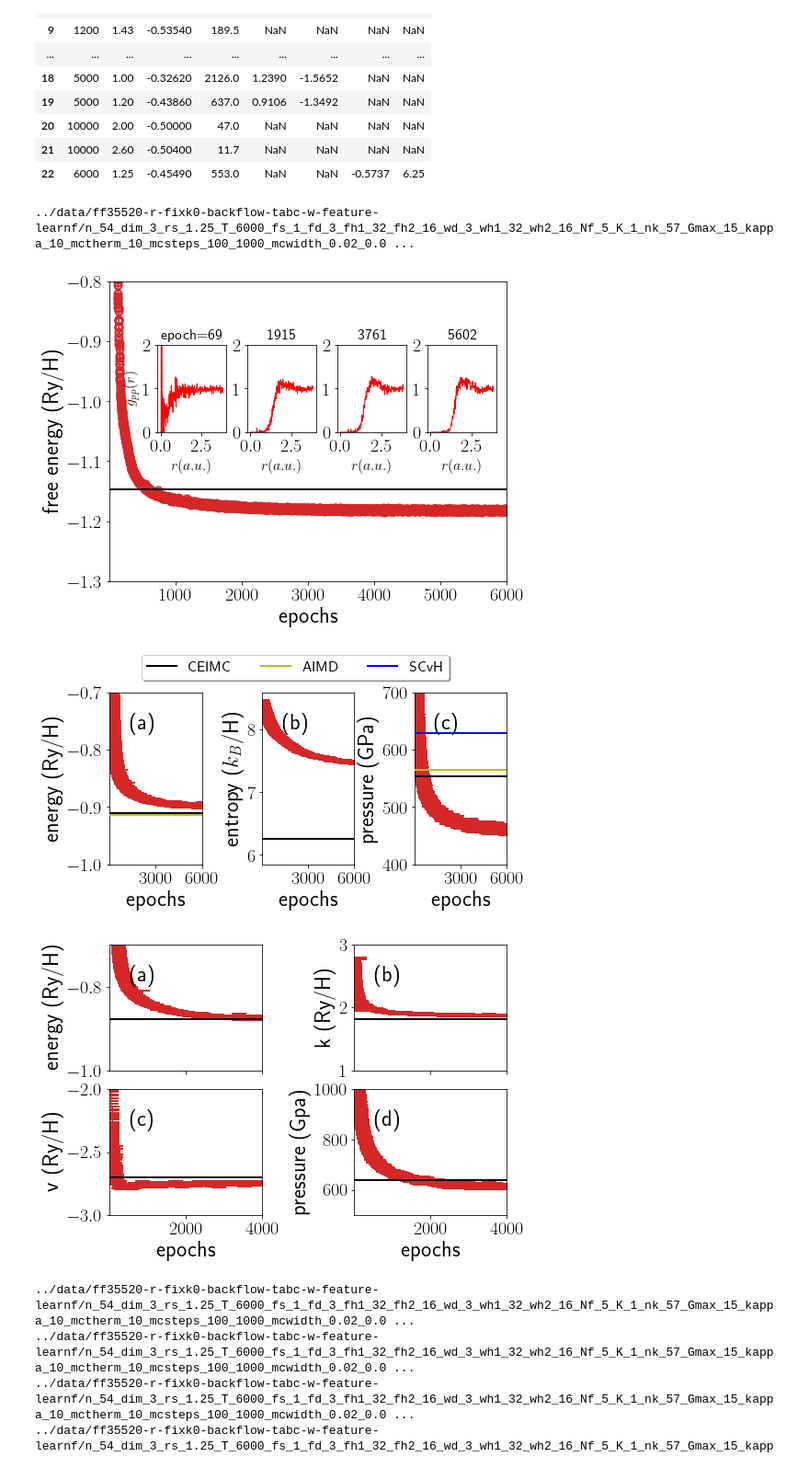
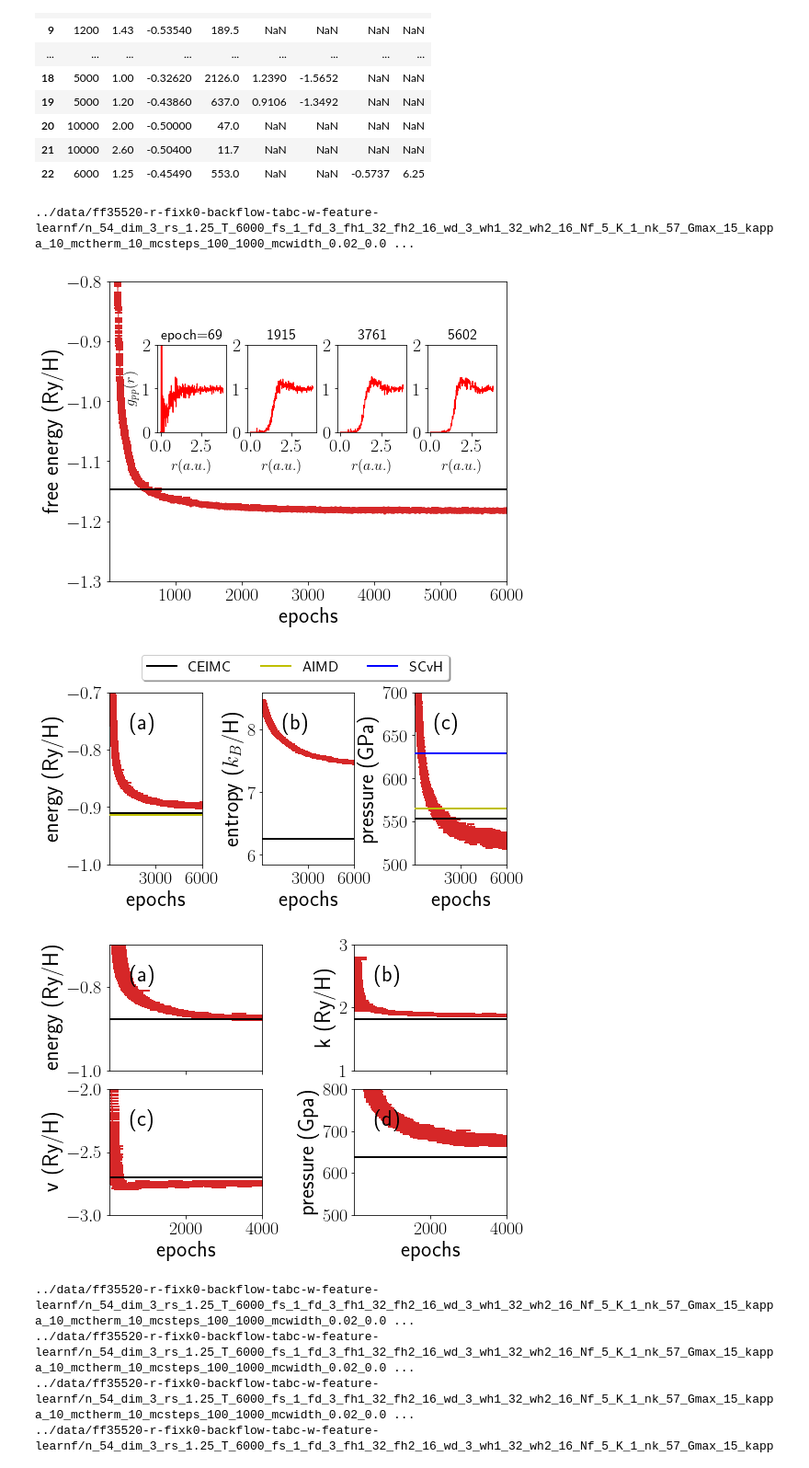
Before and after one commit to fermiflow/hydrogen, a Jupyter notebook: analysis/figs.ipynb, the cells around one changed output. Shown: that part at 92% size. Saved outputs shown, nothing was run; the diff lists cells and outputs as text; code cells hidden in the pictures.

```diff
--- a/analysis/figs.ipynb
+++ b/analysis/figs.ipynb
@@ -104,7 +104,10 @@ if True:
 
     ax.errorbar(df['epoch'].values, y, yerr=yerr,
                  marker=marker, color=color,markerfacecolor='none',
-                 markeredgewidth=2, ms=8,  label=label)
+                 markeredgewidth=2, ms=2, capsize=4, label=label)
+    #plt.fill_between(df['epoch'].values, y-yerr, y+yerr , edgecolor='r',
+    #                 facecolor='r',linewidth=2)
+
     #plt.xscale('log')
     plt.xlim([1, 6000])
     plt.ylim([-1.3, -0.8])
@@ -166,7 +169,7 @@ plt.subplots_adjust(left=0.15)
 plt.savefig('epoch.pdf')
 # %% [output]
 ../data/ff35520-r-fixk0-backflow-tabc-w-feature-learnf/n_54_dim_3_rs_1.25_T_6000_fs_1_fd_3_fh1_32_fh2_16_wd_3_wh1_32_wh2_16_Nf_5_K_1_nk_57_Gmax_15_kappa_10_mctherm_10_mcsteps_100_1000_mcwidth_0.02_0.0 ...
-[figure, old version]
+[figure, new version]
 # %%
 fig, (ax1, ax2, ax3) = plt.subplots(1, 3, sharex=True, figsize=(8, 4))
 
@@ -204,7 +207,7 @@ y = df['e'].values + df['vpp'].values +  Kp
 yerr = np.sqrt(df['e_err'].values**2 + df['vpp_err'].values**2)
 
 ax.errorbar(df['epoch'].values, y, yerr=yerr, color=color,
-            markerfacecolor='none', markeredgewidth=2, ms=2, capsize=8)
+            markerfacecolor='none', markeredgewidth=2, ms=2, capsize=4)
 ax.set_ylabel('energy (Ry/H)')
 
 ref_value = ref_df.query('(T==%g) & (rs==%g)'%(T, rs))['etot'].values[0]
@@ -233,7 +236,7 @@ y = df['s'].values
 yerr = df['s_err'].values
 
 ax.errorbar(df['epoch'].values, y, yerr=yerr, color=color,
-            markerfacecolor='none', markeredgewidth=2, ms=2, capsize=8)
+            markerfacecolor='none', markeredgewidth=2, ms=2, capsize=4)
 ax.set_ylabel('entropy ($k_B$/H)')
 
 ref_value = ref_df.query('(T==%g) & (rs==%g)'%(T, rs))['s'].values[0]
@@ -252,11 +255,11 @@ ax.add_artist(at)
 #(c)
 ax = ax3
 L = (4/3*jnp.pi*n)**(1/3)
-y = df['p'].values + (2*Kp)/(3*(L*rs)**3)*14710.513242194795
+y = df['p'].values + (2*Kp)/(3*(L*rs)**3)*14710.513242194795*n
 yerr = df[obs+'_err'].values
 
 ax.errorbar(df['epoch'].values, y, yerr=yerr, color=color,
-            markerfacecolor='none', markeredgewidth=2, ms=2, capsize=8)
+            markerfacecolor='none', markeredgewidth=2, ms=2, capsize=4)
 ax.set_ylabel('pressure (GPa)')
 
 ref_value = ref_df.query('(T==%g) & (rs==%g)'%(T, rs))['p'].values[0]
@@ -280,7 +283,7 @@ fig.legend( [l1, l2, l3], labels, loc = 'upper center',
 #ax.set_xticks([100, 1000, 10000])
 #ax.get_xaxis().set_major_formatter(matplotlib.ticker.ScalarFormatter())
 ax.set_xlabel('epochs')
-ax.set_ylim([400, 700])
+ax.set_ylim([500, 700])
 
 at = AnchoredText("(c)",prop=dict(size=24), frameon=False,loc=2)
 at.patch.set_boxstyle("round,pad=0.,rounding_size=0.2")
@@ -289,7 +292,7 @@ ax.add_artist(at)
 plt.subplots_adjust(wspace=0.65, left=0.15, bottom=0.2, top=0.85)
 plt.savefig('obs.pdf')
 # %% [output]
-[figure, old version]
+[figure, new version]
 # %%
 f = '../data/ff35520-r-fixk0-backflow-tabc-w-feature-learnf/n_54_dim_3_rs_1.2_T_5000_fs_1_fd_3_fh1_16_fh2_16_wd_3_wh1_16_wh2_16_Nf_5_K_1_nk_57_Gmax_15_kappa_10_mctherm_10_mcsteps_50_500_mcwidth_0.02_0.04_lr_1_1_decay_0.001_damping_0.001_0.001_norm_0.001_0.001_clip_5_alpha_0.1_ws_256_bs_2048_accsteps_2/data.txt'
 
@@ -331,7 +334,7 @@ ax.add_artist(at)
 
 #(b)
 ax = ax2
-y = df['k'].values  + Kp
+y = df['k'].values + Kp
 yerr = df['k_err'].values
 
 ax.errorbar(df['epoch'].values, y, yerr=yerr, color=color,
@@ -375,36 +378,36 @@ ax.set_ylim([-3, -2])
 at = AnchoredText("(c)",prop=dict(size=24), frameon=False,loc=2)
 at.patch.set_boxstyle("round,pad=0.,rounding_size=0.2")
 ax.add_artist(at)
 
 
 #(d)
 ax = ax4
 L = (4/3*jnp.pi*n)**(1/3)
-y = df['p'].values + (2*Kp)/(3*(L*rs)**3)*14710.513242194795
+y = df['p'].values + (2*Kp)/(3*(L*rs)**3)*14710.513242194795*n
 yerr = df['p_err'].values
 
 ax.errorbar(df['epoch'].values, y, yerr=yerr, color=color,
             markerfacecolor='none', markeredgewidth=2, ms=2, capsize=8)
 ax.set_ylabel('pressure (Gpa)')
 
 ref_value = ref_df.query('(T==%g) & (rs==%g)'%(T, rs))['p'].values[0]
 ax.axhline(y=ref_value, color='k', lw=2, zorder=99)
 
 #ax.set_xscale('log')
 #ax.xaxis.set_major_locator(plt.MaxNLocator(3))
 #ax.set_xticks([100, 1000, 10000])
 #ax.get_xaxis().set_major_formatter(matplotlib.ticker.ScalarFormatter())
 ax.set_xlabel('epochs')
-ax.set_ylim([500, 1000])
+ax.set_ylim([500, 800])
 
 at = AnchoredText("(d)",prop=dict(size=24), frameon=False,loc=2)
 at.patch.set_boxstyle("round,pad=0.,rounding_size=0.2")
 ax.add_artist(at)
 
 plt.subplots_adjust(wspace=0.6, left=0.15, bottom=0.2, hspace=0.15)
 plt.savefig('obs2.pdf')
 # %% [output]
-[figure, old version]
+[figure, new version]
 # %%
 fig = plt.figure(figsize=(8, 6))
 
```
